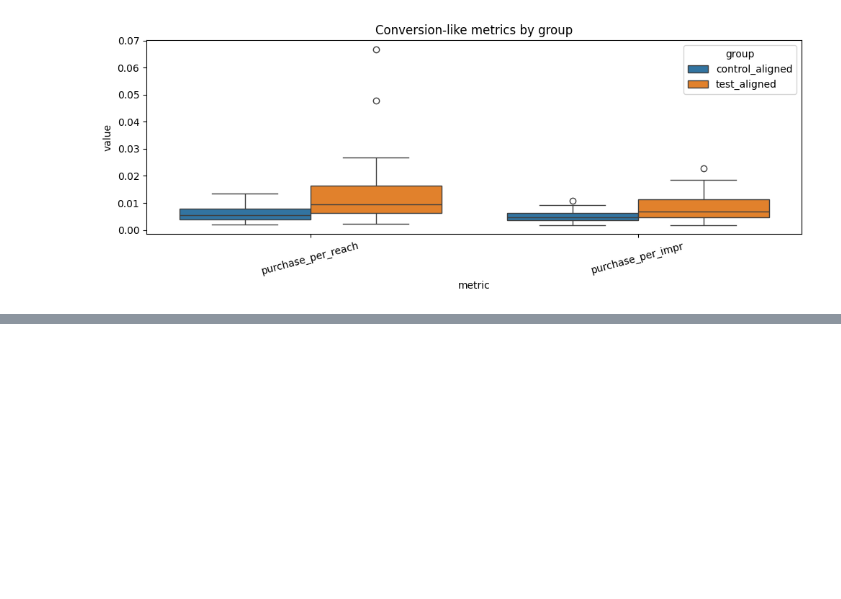
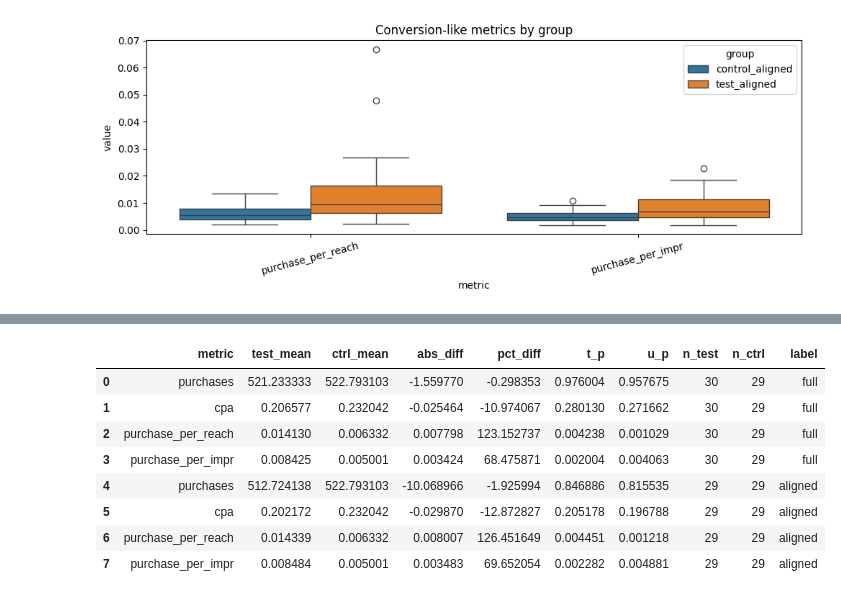
Before and after one commit to bhavjotkhurana/interview-prep, a Jupyter notebook: ab-testing/main.ipynb, the cells around one changed output, grey strips where cells are left out. Cells and saved outputs as stored; diff of their text form; code cells hidden in the pictures; blank space fills up the shorter version.

```diff
--- a/ab-testing/main.ipynb
+++ b/ab-testing/main.ipynb
@@ -282,0 +320,17 @@ plt.tight_layout()
+# %%
+def bootstrap_mean_diff(a, b, n_boot=5000, seed=0):
+    rng = np.random.default_rng(seed)
+    diffs = []
+    a = a.to_numpy()
+    b = b.to_numpy()
+    for _ in range(n_boot):
+        diffs.append(rng.choice(a, size=len(a), replace=True).mean()
+                     - rng.choice(b, size=len(b), replace=True).mean())
+    lo, hi = np.percentile(diffs, [2.5, 97.5])
+    return lo, hi
+
+for m in metrics:
+    a = test_df[m].dropna()
+    b = ctrl_df[m].dropna()
+    lo, hi = bootstrap_mean_diff(a, b)
+    print(m, "95% CI for mean diff:", (lo, hi))
@@ -282,0 +342,34 @@ plt.tight_layout()
+# %%
+common_dates = set(test['date']) & set(control['date'])
+test_aligned = test[test['date'].isin(common_dates)]
+ctrl_aligned = control[control['date'].isin(common_dates)]
+
+def compare_groups(test_df, ctrl_df, label):
+    metrics = ['purchases', 'cpa', 'purchase_per_reach', 'purchase_per_impr']
+    rows = []
+    for m in metrics:
+        a = test_df[m].dropna()
+        b = ctrl_df[m].dropna()
+        t_stat, t_p = stats.ttest_ind(a, b, equal_var=False)
+        u_stat, u_p = stats.mannwhitneyu(a, b, alternative='two-sided')
+        diff = a.mean() - b.mean()
+        pct = diff / b.mean() * 100
+        rows.append({'metric': m, 'test_mean': a.mean(), 'ctrl_mean': b.mean(),
+                     'abs_diff': diff, 'pct_diff': pct,
+                     't_p': t_p, 'u_p': u_p, 'n_test': len(a), 'n_ctrl': len(b),
+                     'label': label})
+    return pd.DataFrame(rows)
+
+df_full = compare_groups(test, control, label='full')
+df_aligned = compare_groups(test_aligned, ctrl_aligned, label='aligned')
+pd.concat([df_full, df_aligned], ignore_index=True)
+# %% [output]
+|  | metric | test_mean | ctrl_mean | abs_diff | pct_diff | t_p | u_p | n_test | n_ctrl | label |
+| 0 | purchases | 521.233333 | 522.793103 | -1.559770 | -0.298353 | 0.976004 | 0.957675 | 30 | 29 | full |
+| 1 | cpa | 0.206577 | 0.232042 | -0.025464 | -10.974067 | 0.280130 | 0.271662 | 30 | 29 | full |
+| 2 | purchase_per_reach | 0.014130 | 0.006332 | 0.007798 | 123.152737 | 0.004238 | 0.001029 | 30 | 29 | full |
+| 3 | purchase_per_impr | 0.008425 | 0.005001 | 0.003424 | 68.475871 | 0.002004 | 0.004063 | 30 | 29 | full |
+| 4 | purchases | 512.724138 | 522.793103 | -10.068966 | -1.925994 | 0.846886 | 0.815535 | 29 | 29 | aligned |
+| 5 | cpa | 0.202172 | 0.232042 | -0.029870 | -12.872827 | 0.205178 | 0.196788 | 29 | 29 | aligned |
+| 6 | purchase_per_reach | 0.014339 | 0.006332 | 0.008007 | 126.451649 | 0.004451 | 0.001218 | 29 | 29 | aligned |
+| 7 | purchase_per_impr | 0.008484 | 0.005001 | 0.003483 | 69.652054 | 0.002282 | 0.004881 | 29 | 29 | aligned |
```
Also changed, not shown: parts of 5 cells of this notebook, 3 other files.
